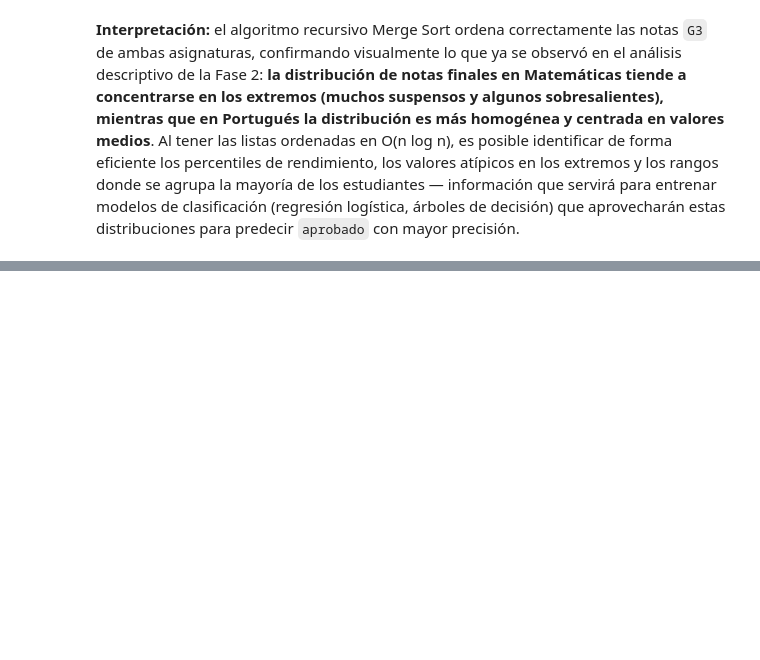
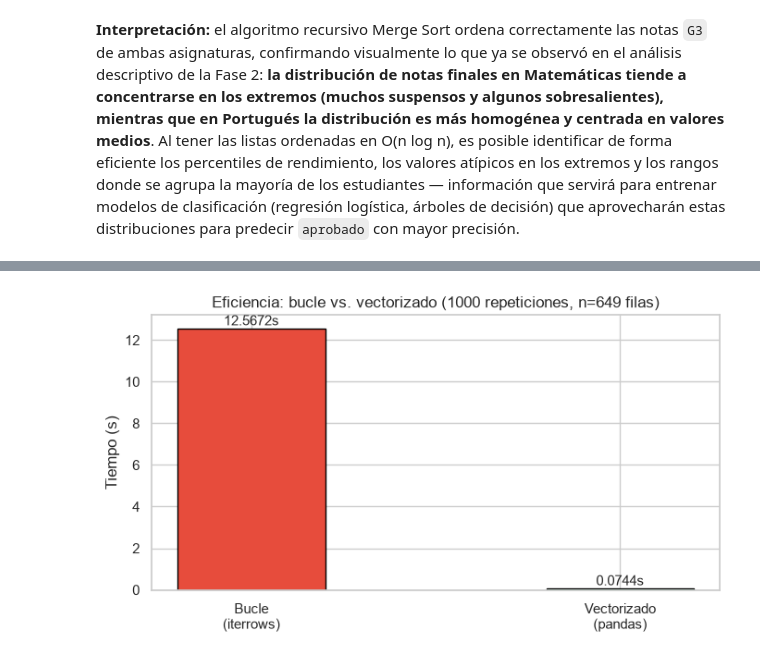
Before and after one commit to ffarina11/proyecto-grupo7-mcdi500, a Jupyter notebook: notebooks/F3_Nucleo_Algoritmico_POO.ipynb, the cells around one changed output, grey strips where cells are left out. Saved outputs shown, nothing was run; the diff lists cells and outputs as text; code cells hidden in the pictures; blank space fills up the shorter version.

Commit message:
feat: F3_Eficiencia, validación y exportacion final

```diff
--- a/notebooks/F3_Nucleo_Algoritmico_POO.ipynb
+++ b/notebooks/F3_Nucleo_Algoritmico_POO.ipynb
@@ -534,0 +547,19 @@ con mayor precisión.
+# %%
+# ── Verificación de equivalencia ──────────────────────────────────────────
+res_bucle = aprobado_bucle(prep_por.df)
+res_vec   = aprobado_vectorizado(prep_por.df).tolist()
+assert res_bucle == res_vec, "¡Los resultados difieren!"
+print("✅ Ambas versiones producen el mismo resultado")
+
+# ── Medición de tiempos ───────────────────────────────────────────────────
+N = 1000   # repeticiones para timeit
+t_bucle = timeit.timeit(lambda: aprobado_bucle(prep_por.df),      number=N)
+t_vec   = timeit.timeit(lambda: aprobado_vectorizado(prep_por.df), number=N)
+
+print(f"\nMedición con timeit ({N} repeticiones | n={len(prep_por.df)} filas):")
+print(f"  Bucle       : {t_bucle:.4f} s")
+print(f"  Vectorizado : {t_vec:.4f} s")
+print(f"  El vectorizado fue ~{t_bucle/t_vec:.0f}x más rápido")
+print("\nInterpretación: ambas son O(n), pero la versión vectorizada opera")
+print("en C/NumPy sin overhead de Python por fila, por eso es mucho más rápida.")
+print("En ciencia de datos siempre se prefieren operaciones vectorizadas sobre bucles.")
@@ -534,0 +577,18 @@ con mayor precisión.
+# %%
+# ── Visualización de la comparación ──────────────────────────────────────
+fig, ax = plt.subplots(figsize=(7, 4))
+etiquetas = ["Bucle\n(iterrows)", "Vectorizado\n(pandas)"]
+tiempos   = [t_bucle, t_vec]
+colores   = ["#E74C3C", "#2ECC71"]
+bars = ax.bar(etiquetas, tiempos, color=colores, width=0.4, edgecolor="black")
+for bar, t in zip(bars, tiempos):
+    ax.text(bar.get_x() + bar.get_width()/2, bar.get_height() + 0.001,
+            f"{t:.4f}s", ha="center", va="bottom", fontsize=11)
+ax.set_ylabel("Tiempo (s)")
+ax.set_title(f"Eficiencia: bucle vs. vectorizado ({N} repeticiones, n={len(prep_por.df)} filas)")
+plt.tight_layout()
+#plt.savefig("../data/development/fig_eficiencia_bucle_vs_vectorizado.png",
+            #dpi=100, bbox_inches="tight")
+plt.show()
+# %% [output]
+[figure, added]
```
Also changed, not shown: parts of 12 cells of this notebook.
